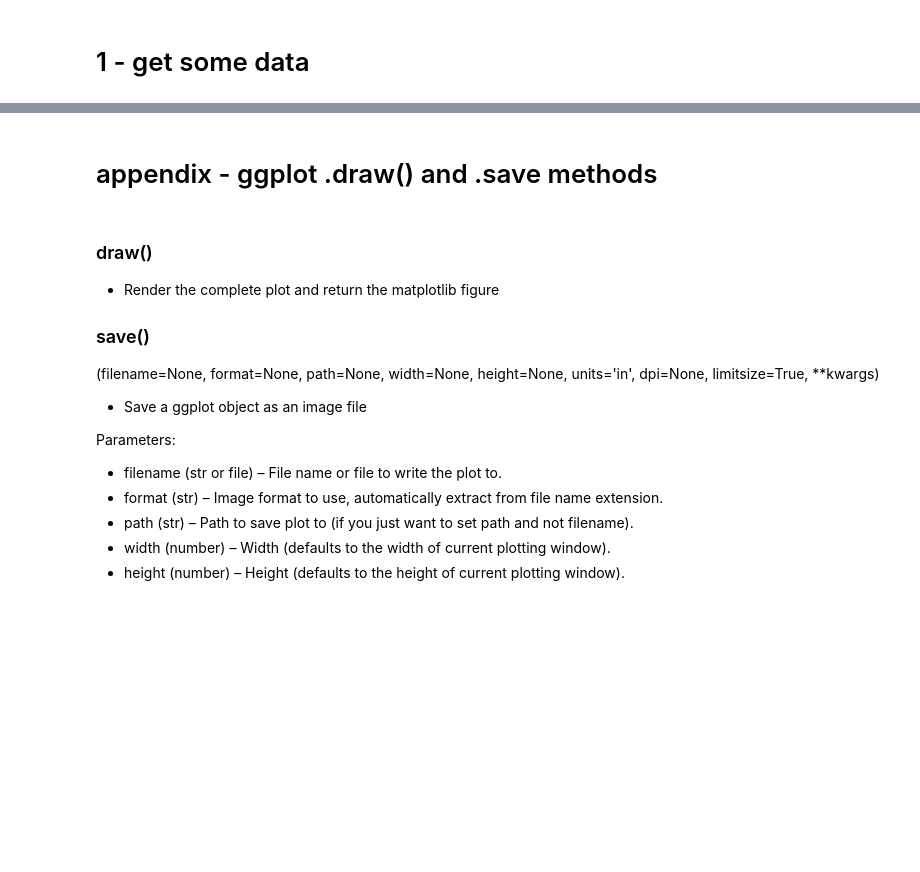
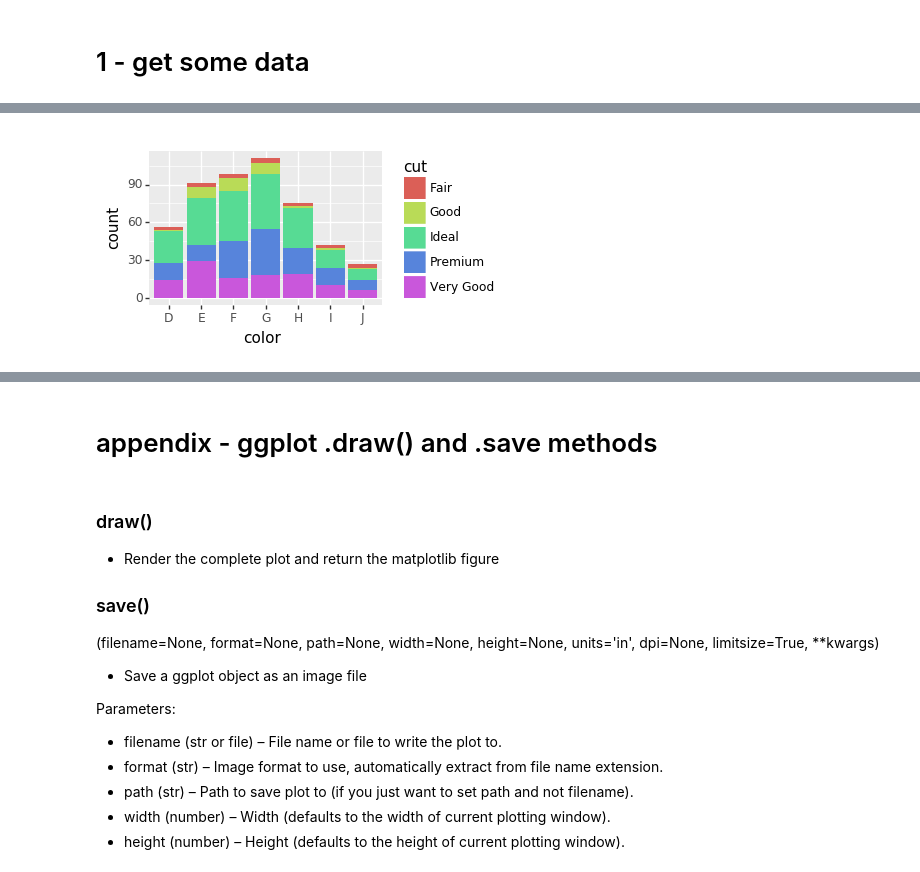
Before and after one commit to vilkoos/ggplot_cookbook, a Jupyter notebook: cookbook/710_draw.ipynb, the cells around one changed output, grey strips where cells are left out. Saved outputs shown, nothing was run; the diff lists cells and outputs as text; code cells hidden in the pictures; blank space fills up the shorter version.

```diff
--- a/cookbook/710_draw.ipynb
+++ b/cookbook/710_draw.ipynb
@@ -19,0 +38,5 @@ Suppose we have this plot.
+# %%
+fig = ggplot(data=dia, mapping=aes(x='color', fill='cut')) + geom_bar()
+fig.draw().set_size_inches(3,2)
+# %% [output]
+[figure, added]
```
Also changed, not shown: parts of 16 cells of this notebook, 3 other files.
